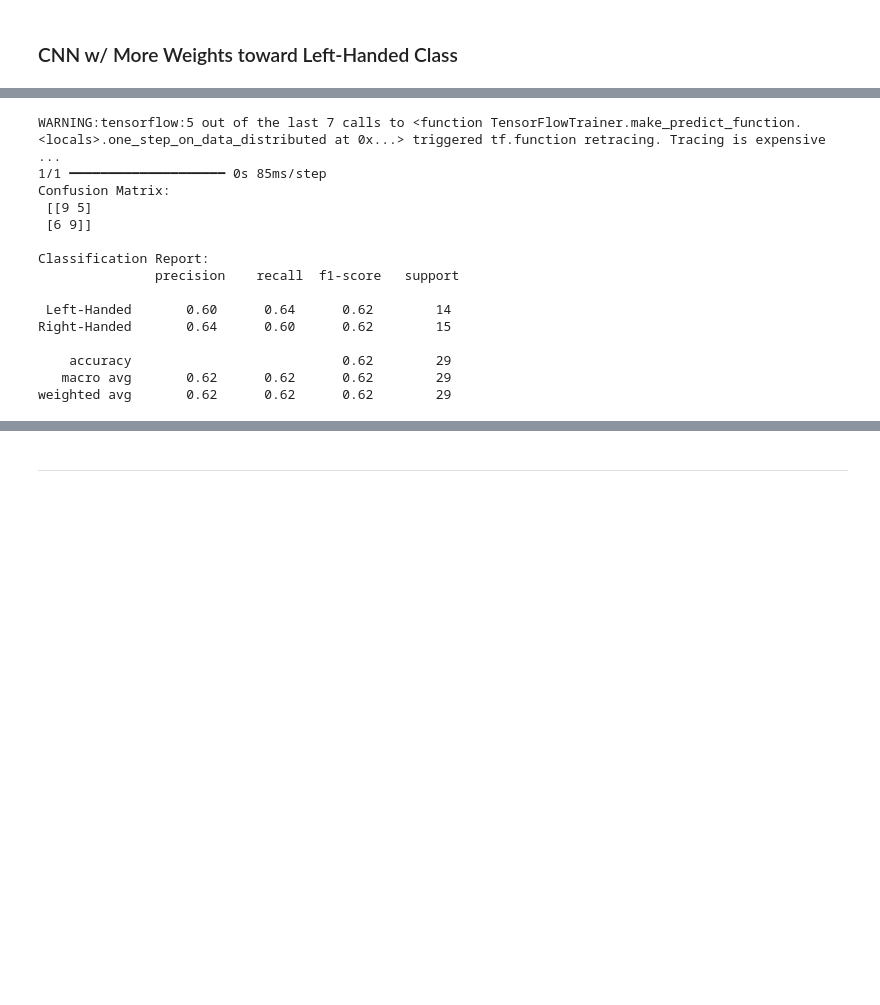
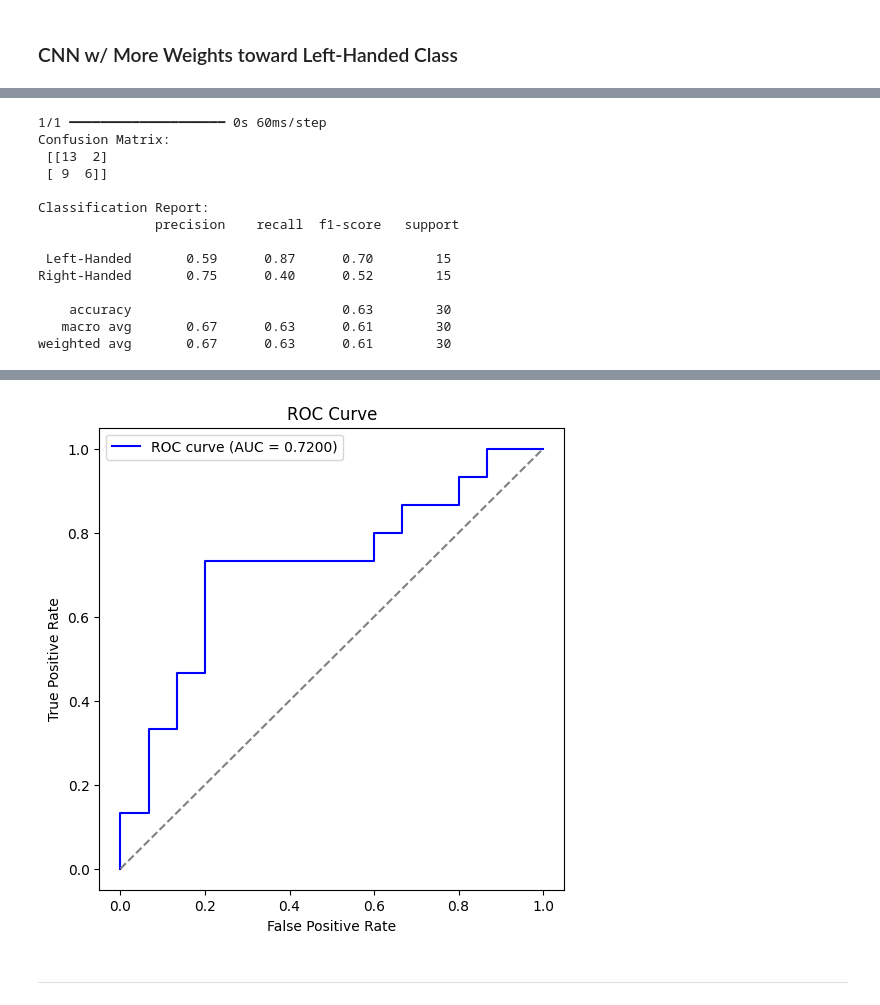
Before and after one commit to vickyli1015/Public-DSC180B-Functional-Connectivity-Project, a Jupyter notebook: Vicky_Modeling_d100.ipynb, the cells around one changed output, grey strips where cells are left out. Cells and saved outputs as stored; diff of their text form; code cells hidden in the pictures; blank space fills up the shorter version.

```diff
--- a/Vicky_Modeling_d100.ipynb
+++ b/Vicky_Modeling_d100.ipynb
@@ -735,10 +755,10 @@ AUC of ~0.7 means the model is better than random, but still not highly reliable
 # %% [markdown]
 ### CNN w/ More Weights toward Left-Handed Class
 # %%
-# Reshape data for CNN input (assuming X is correlation matrices)
-X = np.array(feature_data["correlation_matrix"].tolist())  # Convert list of matrices to array
-X_cnn = X.reshape(X.shape[0], X.shape[1], X.shape[2], 1)  # Add channel dimension
-y_cnn = feature_data["Handedness_Cat"].values  # Classification target
+# # Reshape data for CNN input (assuming X is correlation matrices)
+# X = np.array(feature_data["correlation_matrix"].tolist())  # Convert list of matrices to array
+# X_cnn = X.reshape(X.shape[0], X.shape[1], X.shape[2], 1)  # Add channel dimension
+# y_cnn = feature_data["Handedness_Cat"].values  # Classification target
 
 # Split dataset
 X_train, X_test, y_train, y_test = train_test_split(X_cnn, y_cnn, test_size=0.2, random_state=42, stratify=y_cnn)
@@ -761,7 +781,8 @@ model = Sequential([
 model.compile(optimizer=Adam(learning_rate=0.001), loss='binary_crossentropy', metrics=['accuracy'])
 
 # Compute class weights automatically
-class_weights = dict(zip(np.unique(y_train), compute_class_weight("balanced", classes=np.unique(y_train), y=y_train)))
+# class_weights = dict(zip(np.unique(y_train), compute_class_weight("balanced", classes=np.unique(y_train), y=y_train)))
+class_weights = {0: 3, 1: 1.0}
 
 # Train Model with dynamically computed class weights
 model.fit(X_train, y_train, validation_data=(X_test, y_test), epochs=20, batch_size=16, class_weight=class_weights)
@@ -794,18 +815,32 @@ y_pred = (model.predict(X_test) > 0.5).astype("int32")
 print("Confusion Matrix:\n", confusion_matrix(y_test, y_pred))
 print("\nClassification Report:\n", classification_report(y_test, y_pred, target_names=["Left-Handed", "Right-Handed"]))
 # %% [output]
-WARNING:tensorflow:5 out of the last 7 calls to <function TensorFlowTrainer.make_predict_function.<locals>.one_step_on_data_distributed at 0x...> triggered tf.function retracing. Tracing is expensive  ...
-1/1 ━━━━━━━━━━━━━━━━━━━━ 0s 85ms/step
+1/1 ━━━━━━━━━━━━━━━━━━━━ 0s 60ms/step
 Confusion Matrix:
- [[9 5]
- [6 9]]
+ [[13  2]
+ [ 9  6]]
 
 Classification Report:
                precision    recall  f1-score   support
 
- Left-Handed       0.60      0.64      0.62        14
-Right-Handed       0.64      0.60      0.62        15
+ Left-Handed       0.59      0.87      0.70        15
+Right-Handed       0.75      0.40      0.52        15
 
-    accuracy                           0.62        29
-   macro avg       0.62      0.62      0.62        29
-weighted avg       0.62      0.62      0.62        29
+    accuracy                           0.63        30
+   macro avg       0.67      0.63      0.61        30
+weighted avg       0.67      0.63      0.61        30
+# %%
+y_prob = model.predict(X_test)  # Get probability scores
+
+fpr, tpr, _ = roc_curve(y_test, y_prob)
+roc_auc = auc(fpr, tpr)
+
+plt.figure(figsize=(6,6))
+plt.plot(fpr, tpr, color='blue', label=f'ROC curve (AUC = {roc_auc:.4f})')
+plt.plot([0, 1], [0, 1], color='gray', linestyle='--')  # Random classifier baseline
+plt.xlabel('False Positive Rate')
+plt.ylabel('True Positive Rate')
+plt.title('ROC Curve')
+plt.legend()
+plt.show()
+# %% [output]
@@ -812,3 +848,4 @@ weighted avg       0.62      0.62      0.62        29
+[figure, added]
 # %% [markdown]
 ---
 # %% [markdown]
```
Also changed, not shown: parts of 21 cells of this notebook, 2 other files.
